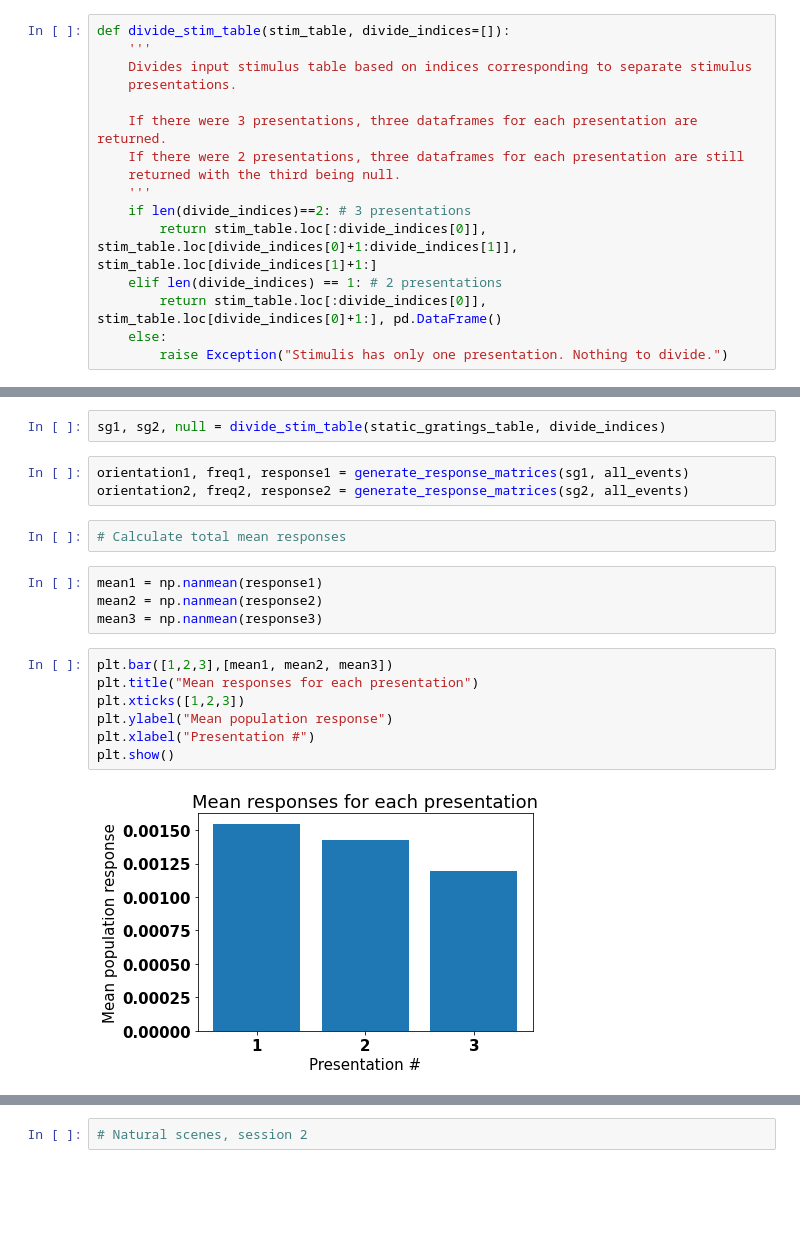
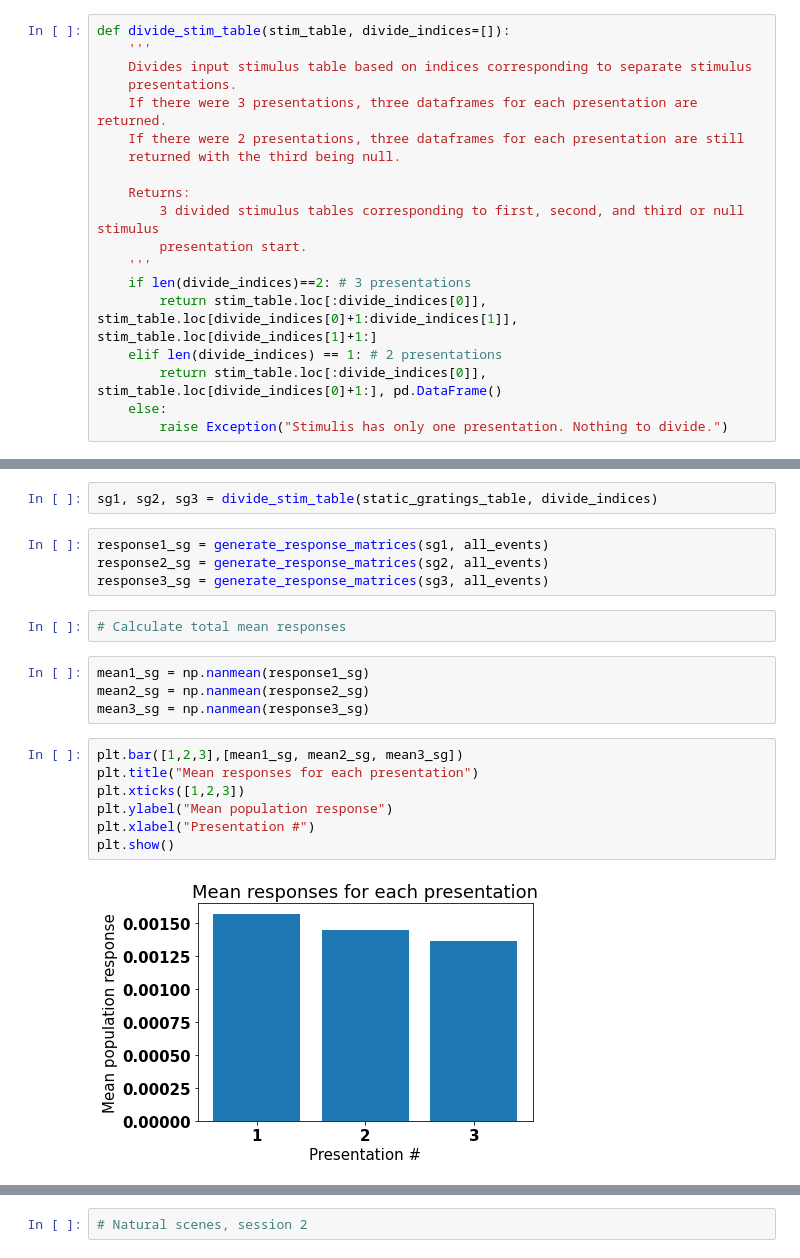
Before and after one commit to naomi-martin/swdb-representational-drift, a Jupyter notebook: code/mean_responses.ipynb, the cells around one changed output, grey strips where cells are left out. Drawn from its saved outputs; the diff is of its cells as text; blank space fills up the shorter version.

Commit message:
Edited mean_responses.ipynb, postInstall; and changes in 4 other files

```diff
--- a/code/mean_responses.ipynb
+++ b/code/mean_responses.ipynb
@@ -47,10 +57,13 @@ def divide_stim_table(stim_table, divide_indices=[]):
     '''
     Divides input stimulus table based on indices corresponding to separate stimulus
     presentations.
-
     If there were 3 presentations, three dataframes for each presentation are returned.
     If there were 2 presentations, three dataframes for each presentation are still
     returned with the third being null.
+
+    Returns:
+        3 divided stimulus tables corresponding to first, second, and third or null stimulus
+        presentation start.
     '''
     if len(divide_indices)==2: # 3 presentations
         return stim_table.loc[:divide_indices[0]], stim_table.loc[divide_indices[0]+1:divide_indices[1]], stim_table.loc[divide_indices[1]+1:]
@@ -253,22 +283,23 @@ static_gratings_table = stim_table[stim_table.stim_category == "static_gratings"
 # %%
 divide_indices = find_divide_indices(static_gratings_table)
 # %%
-sg1, sg2, null = divide_stim_table(static_gratings_table, divide_indices)
+sg1, sg2, sg3 = divide_stim_table(static_gratings_table, divide_indices)
 # %%
-orientation1, freq1, response1 = generate_response_matrices(sg1, all_events)
-orientation2, freq2, response2 = generate_response_matrices(sg2, all_events)
+response1_sg = generate_response_matrices(sg1, all_events)
+response2_sg = generate_response_matrices(sg2, all_events)
+response3_sg = generate_response_matrices(sg3, all_events)
 # %%
 # Calculate total mean responses
 # %%
-mean1 = np.nanmean(response1)
-mean2 = np.nanmean(response2)
-mean3 = np.nanmean(response3)
+mean1_sg = np.nanmean(response1_sg)
+mean2_sg = np.nanmean(response2_sg)
+mean3_sg = np.nanmean(response3_sg)
 # %%
-plt.bar([1,2,3],[mean1, mean2, mean3])
+plt.bar([1,2,3],[mean1_sg, mean2_sg, mean3_sg])
 plt.title("Mean responses for each presentation")
 plt.xticks([1,2,3])
 plt.ylabel("Mean population response")
 plt.xlabel("Presentation #")
 plt.show()
 # %% [output]
-[figure, old version]
+[figure, new version]
```
Also changed, not shown: parts of 43 cells of this notebook, 5 other files.
